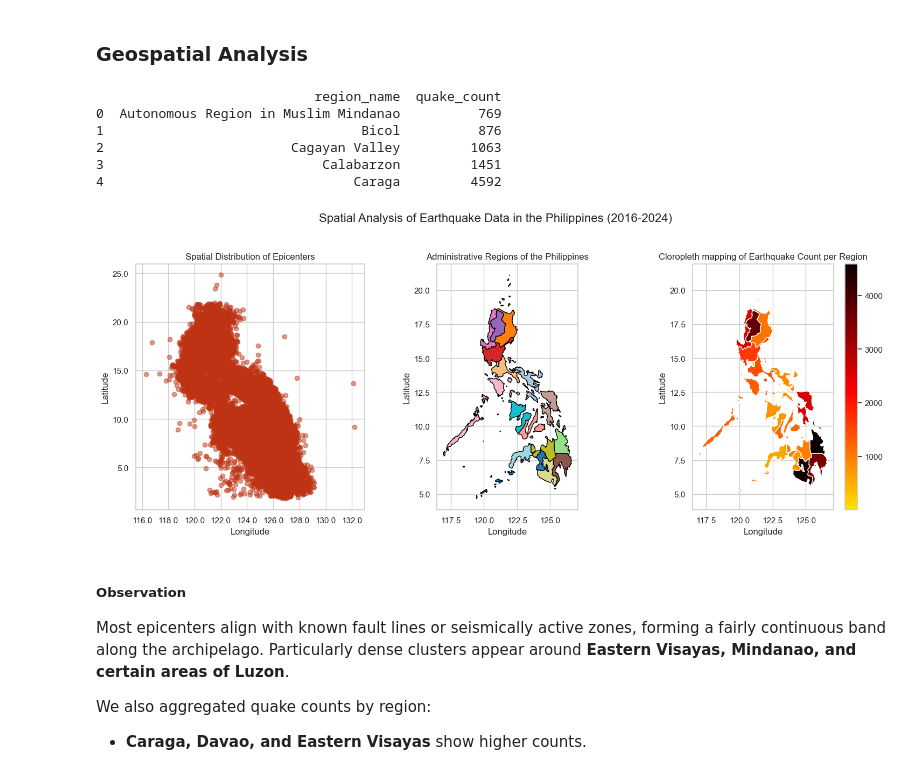
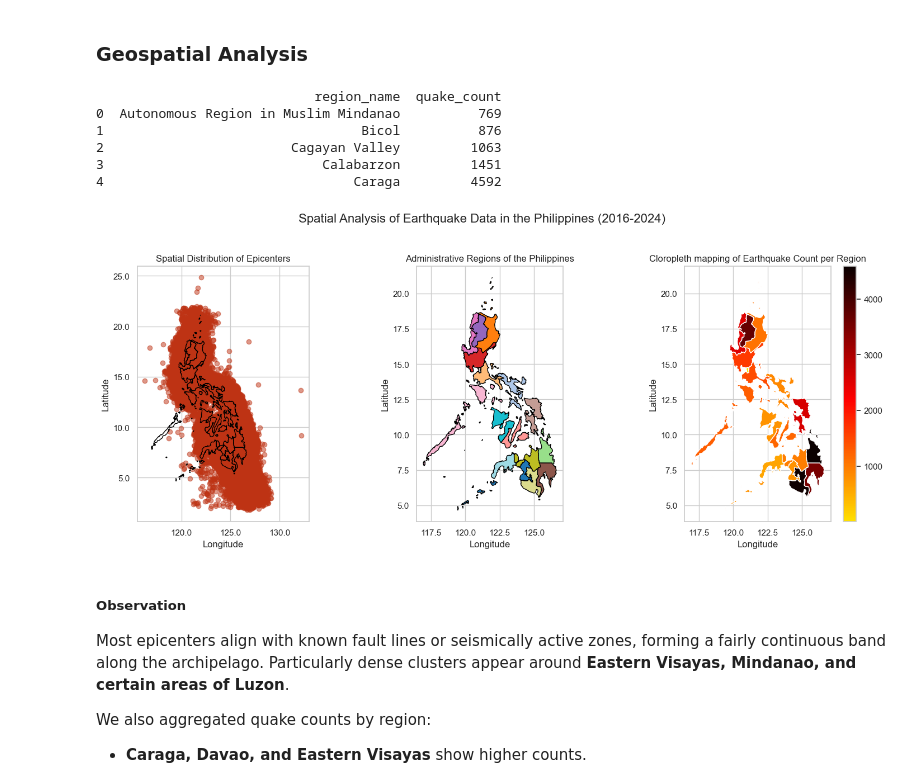
Before and after one commit to nic0-dev/ph-earthquake-clusters, a Jupyter notebook: notebooks/01_data_exploration.ipynb, the cells around one changed output. Drawn from its saved outputs; the diff is of its cells as text; code cells hidden in the pictures.

```diff
--- a/notebooks/01_data_exploration.ipynb
+++ b/notebooks/01_data_exploration.ipynb
@@ -199,34 +199,35 @@ gdf_joined = gpd.sjoin(gdf_quakes, ph_shape, how='left')
 gdf_joined.dropna(subset=['region_name'], inplace=True)
 
 quake_counts = gdf_joined.groupby('region_name').size().reset_index(name='quake_count')
 print(quake_counts.head())
 
 for i in range(3):
   if i == 0:
     axes[i].scatter(filtered_df['Longitude'], filtered_df['Latitude'], alpha=0.5/(4**i), c='#be3314')
+    ph_shape.plot(ax=axes[i], facecolor='none', edgecolor='black')
   elif i == 1:
     ph_shape.plot(ax=axes[i], column='region_name', legend=i-1, cmap='tab20', edgecolor='black', legend_kwds={'bbox_to_anchor': (1.2, 1)})
   else:
     ph_regions = ph_shape.merge(quake_counts, on='region_name', how='left')
     ph_regions.plot(column='quake_count', cmap=truncated_cmap, legend=True, figsize=(8,6), ax=axes[i])
 
   axes[i].set_xlabel('Longitude')
   axes[i].set_ylabel('Latitude')
   axes[i].xaxis.set_major_formatter(ticker.StrMethodFormatter("{x:.1f}"))
   axes[i].yaxis.set_major_formatter(ticker.StrMethodFormatter("{x:.1f}"))
   axes[i].set_title(titles[i])
 
 fig.suptitle("Spatial Analysis of Earthquake Data in the Philippines (2016-2024)", fontsize=16, y=1.03)
 plt.tight_layout()
 plt.show()
 # %% [output]
                             region_name  quake_count
 0  Autonomous Region in Muslim Mindanao          769
 1                                 Bicol          876
 2                        Cagayan Valley         1063
 3                            Calabarzon         1451
 4                                Caraga         4592
-[figure, old version]
+[figure, new version]
 # %% [markdown]
 ##### **Observation**
 
```
Also changed, not shown: parts of 4 cells of this notebook, 1 other file.
